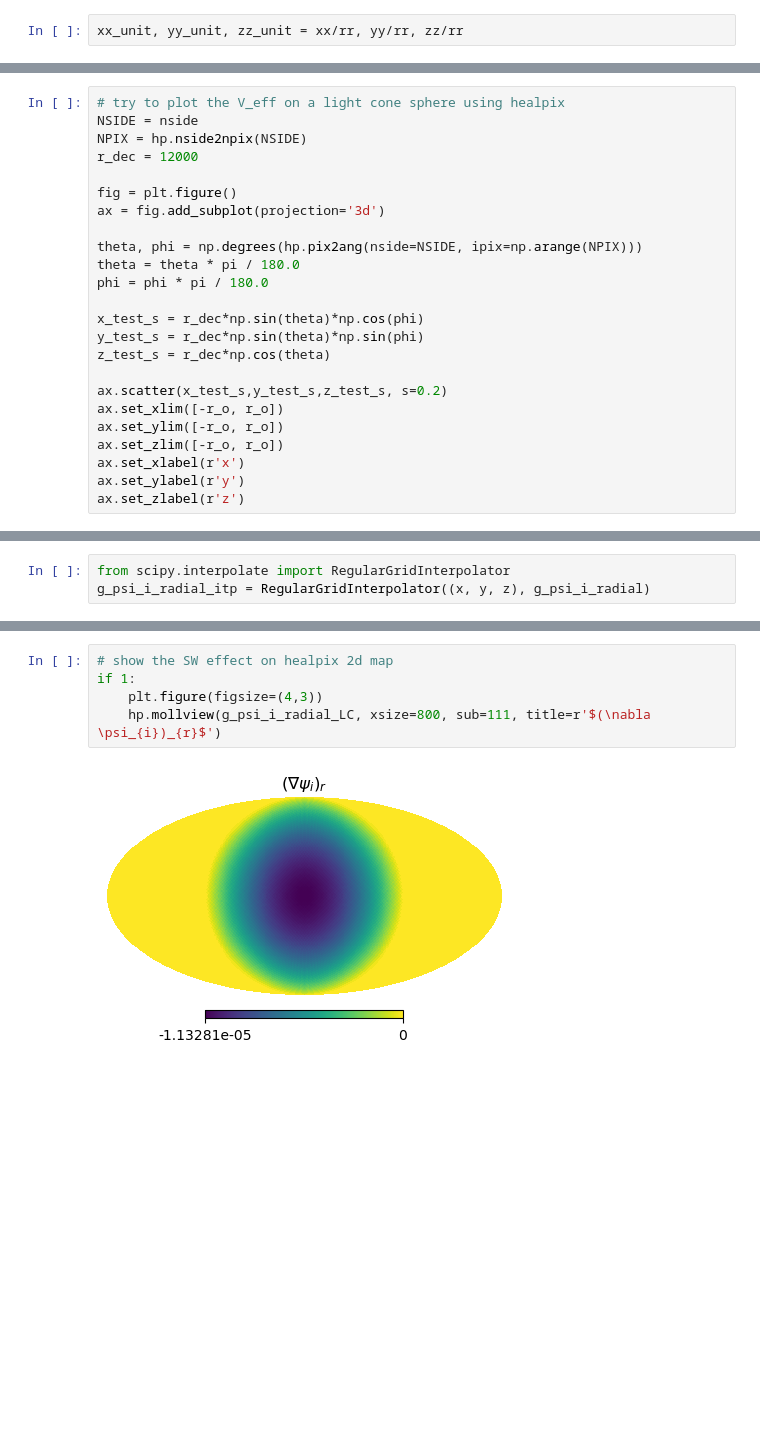
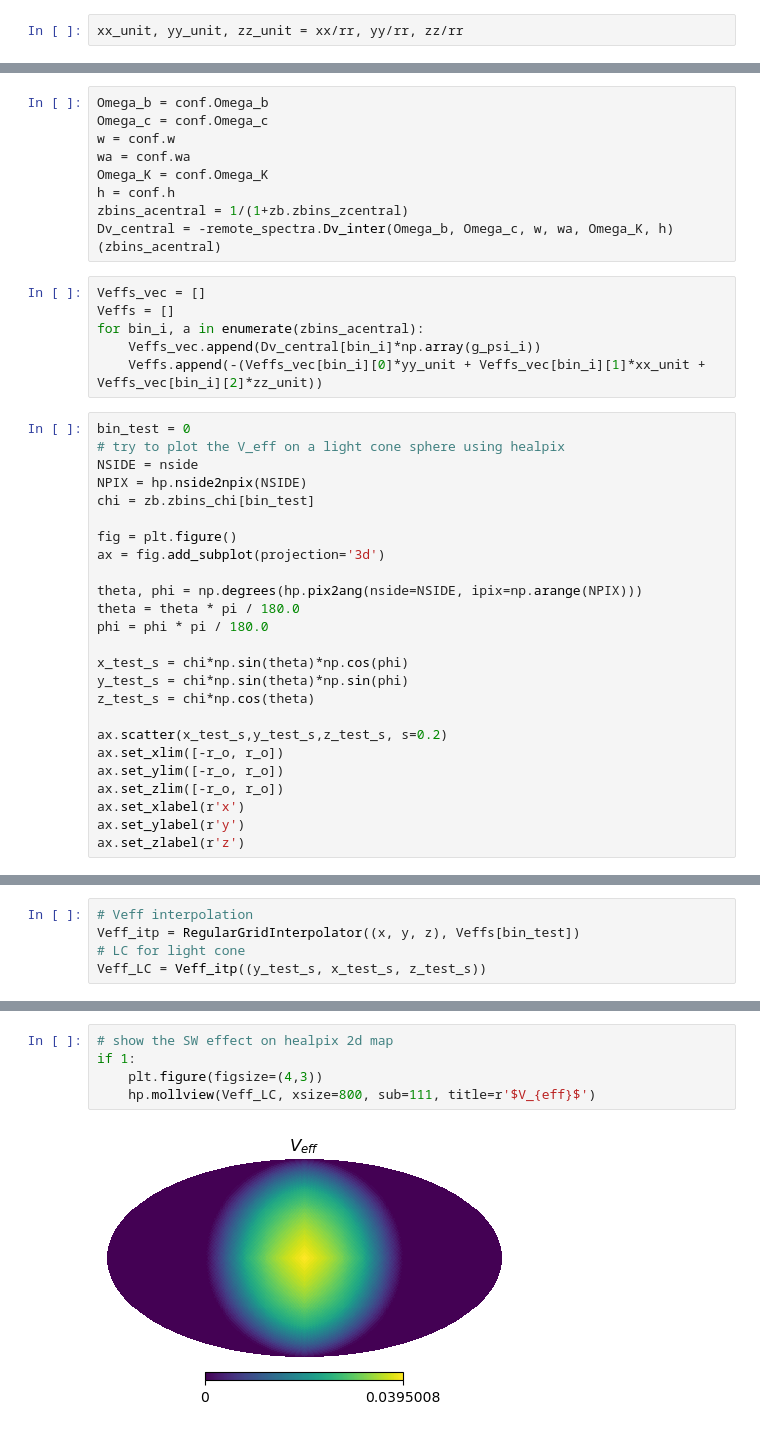
Before and after one commit to catketchup/ReCCO, a Jupyter notebook: code/test.ipynb, the cells around one changed output, grey strips where cells are left out. Cells and saved outputs as stored; diff of their text form; blank space fills up the shorter version.

```diff
--- a/code/test.ipynb
+++ b/code/test.ipynb
@@ -280,8 +282,24 @@ Text(0.5, 0.92, '$(\\nabla \\psi_{i})_{r}$')
+# %%
+Omega_b = conf.Omega_b
+Omega_c = conf.Omega_c
+w = conf.w
+wa = conf.wa
+Omega_K = conf.Omega_K
+h = conf.h
+zbins_acentral = 1/(1+zb.zbins_zcentral)
+Dv_central = -remote_spectra.Dv_inter(Omega_b, Omega_c, w, wa, Omega_K, h)(zbins_acentral)
+# %%
+Veffs_vec = []
+Veffs = []
+for bin_i, a in enumerate(zbins_acentral):
+    Veffs_vec.append(Dv_central[bin_i]*np.array(g_psi_i))
+    Veffs.append(-(Veffs_vec[bin_i][0]*yy_unit + Veffs_vec[bin_i][1]*xx_unit + Veffs_vec[bin_i][2]*zz_unit))
 # %%
+bin_test = 0
 # try to plot the V_eff on a light cone sphere using healpix
 NSIDE = nside
 NPIX = hp.nside2npix(NSIDE)
-r_dec = 12000
+chi = zb.zbins_chi[bin_test]
 
 fig = plt.figure()
 ax = fig.add_subplot(projection='3d')
@@ -290,9 +308,9 @@ theta, phi = np.degrees(hp.pix2ang(nside=NSIDE, ipix=np.arange(NPIX)))
 theta = theta * pi / 180.0
 phi = phi * pi / 180.0
 
-x_test_s = r_dec*np.sin(theta)*np.cos(phi)
-y_test_s = r_dec*np.sin(theta)*np.sin(phi)
-z_test_s = r_dec*np.cos(theta)
+x_test_s = chi*np.sin(theta)*np.cos(phi)
+y_test_s = chi*np.sin(theta)*np.sin(phi)
+z_test_s = chi*np.cos(theta)
 
 ax.scatter(x_test_s,y_test_s,z_test_s, s=0.2)
 ax.set_xlim([-r_o, r_o])
@@ -307,3 +325,5 @@ Text(0.5, 0, 'z')
 # %%
-from scipy.interpolate import RegularGridInterpolator
-g_psi_i_radial_itp = RegularGridInterpolator((x, y, z), g_psi_i_radial)
+# Veff interpolation
+Veff_itp = RegularGridInterpolator((x, y, z), Veffs[bin_test])
+# LC for light cone
+Veff_LC = Veff_itp((y_test_s, x_test_s, z_test_s))
@@ -332,7 +350,7 @@ ax.view_init(90, -90)
 # %%
 # show the SW effect on healpix 2d map
 if 1:
     plt.figure(figsize=(4,3))
-    hp.mollview(g_psi_i_radial_LC, xsize=800, sub=111, title=r'$(\nabla \psi_{i})_{r}$')
+    hp.mollview(Veff_LC, xsize=800, sub=111, title=r'$V_{eff}$')
 # %% [output]
-[figure, old version]
+[figure, new version]
```
Also changed, not shown: parts of 17 cells of this notebook, 3 other files.
